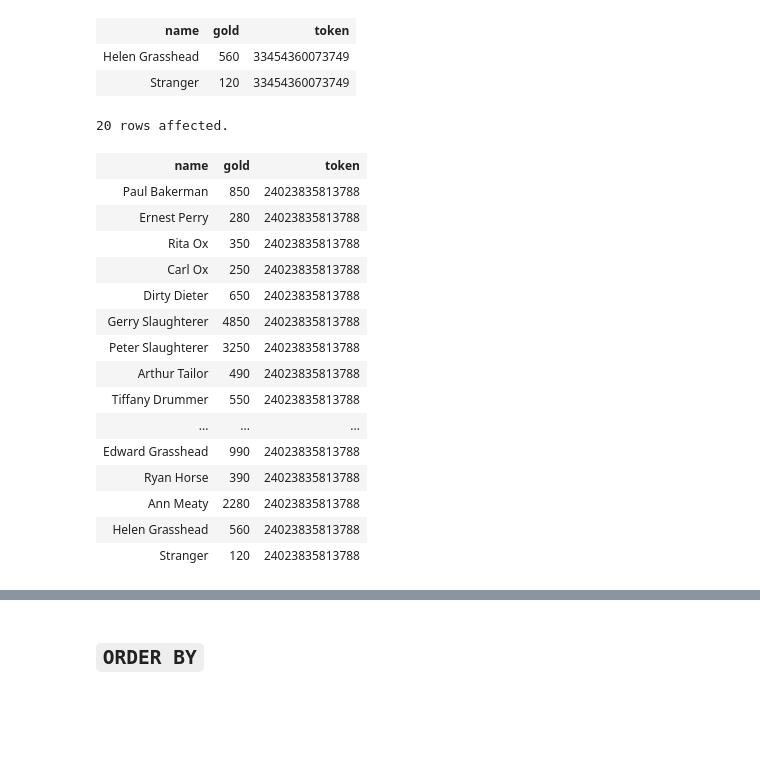
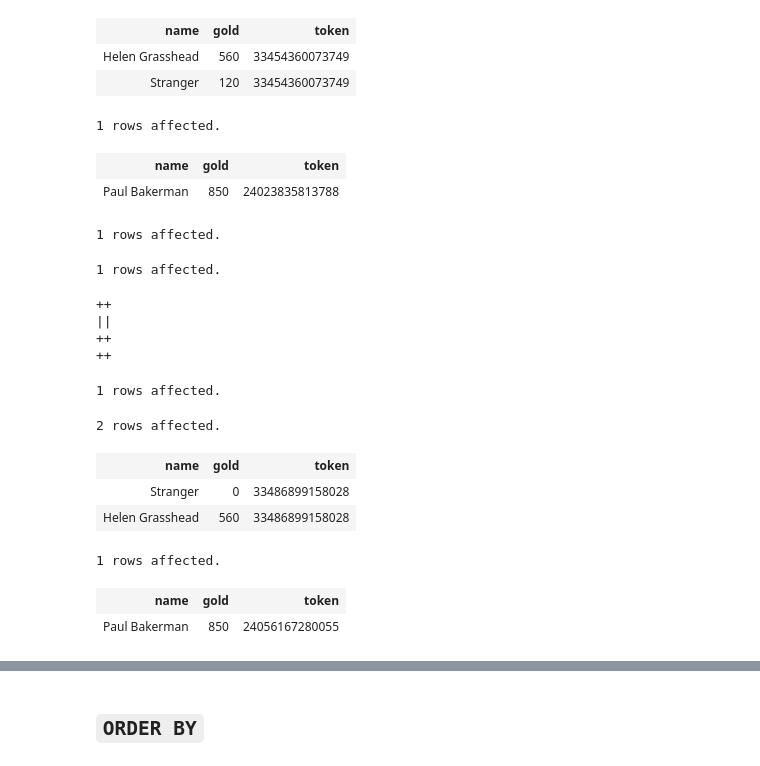
Before and after one commit to laowantong/sqlab_island, a Jupyter notebook: en/postgresql/sqlab_island.ipynb, the cells around one changed output, grey strips where cells are left out. Drawn from its saved outputs; the diff is of its cells as text; code cells hidden in the pictures; blank space fills up the shorter version.

```diff
--- a/en/postgresql/sqlab_island.ipynb
+++ b/en/postgresql/sqlab_island.ipynb
@@ -530,25 +794,55 @@ WHERE personid IN (15, 20)
 # %%
 %%sql
 -- Hint. Restrict the result to the row of Helen (15) and yours (20).
 SELECT name
      , gold
      , salt_091(sum(hash) OVER ()) AS token
 FROM inhabitant
+LIMIT 1
 # %% [output]
-20 rows affected.
+1 rows affected.
 | name | gold | token |
 | Paul Bakerman | 850 | 24023835813788 |
-| Ernest Perry | 280 | 24023835813788 |
-| Rita Ox | 350 | 24023835813788 |
-| Carl Ox | 250 | 24023835813788 |
-| Dirty Dieter | 650 | 24023835813788 |
-| Gerry Slaughterer | 4850 | 24023835813788 |
-| Peter Slaughterer | 3250 | 24023835813788 |
-| Arthur Tailor | 490 | 24023835813788 |
-| Tiffany Drummer | 550 | 24023835813788 |
-| ... | ... | ... |
-| Edward Grasshead | 990 | 24023835813788 |
-| Ryan Horse | 390 | 24023835813788 |
-| Ann Meaty | 2280 | 24023835813788 |
-| Helen Grasshead | 560 | 24023835813788 |
-| Stranger | 120 | 24023835813788 |
+# %%
+%%sql
+-- Action. Restore the gold.
+UPDATE inhabitant SET gold = 680 WHERE personid = 15;
+UPDATE inhabitant SET gold = 0   WHERE personid = 20
+# %% [output]
+1 rows affected.
+1 rows affected.
+++
+||
+++
+++
+# %%
+%%sql
+UPDATE inhabitant
+SET gold = gold - 120
+WHERE personid = 15;
+
+
+SELECT name
+     , gold
+     , salt_091(sum(hash) OVER ()) AS token
+FROM inhabitant
+WHERE personid IN (15, 20)
+--> Episode [075]
+# %% [output]
+1 rows affected.
+2 rows affected.
+| name | gold | token |
+| Stranger | 0 | 33486899158028 |
+| Helen Grasshead | 560 | 33486899158028 |
+# %%
+%%sql
+-- Hint. Restrict the result to the row of Helen (15) and yours (20).
+SELECT name
+     , gold
+     , salt_091(sum(hash) OVER ()) AS token
+FROM inhabitant
+limit 1
+# %% [output]
+1 rows affected.
+| name | gold | token |
+| Paul Bakerman | 850 | 24056167280055 |
```
Also changed, not shown: parts of 134 cells of this notebook, 18 other files.
